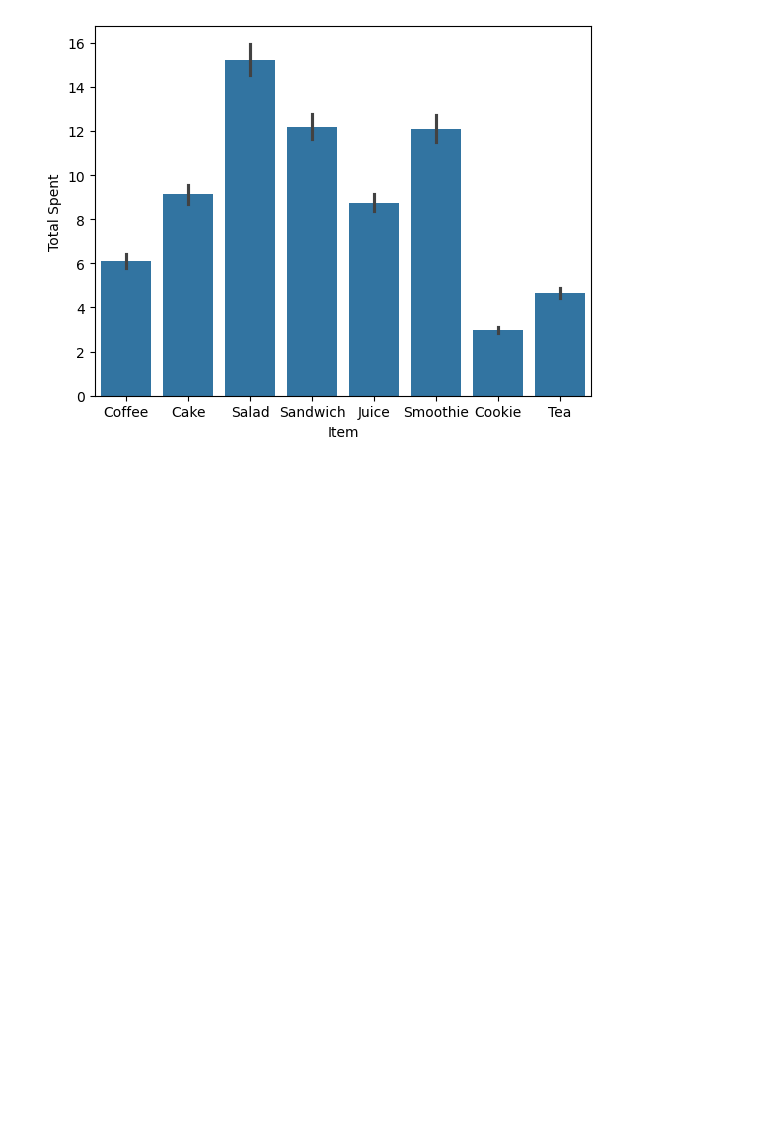
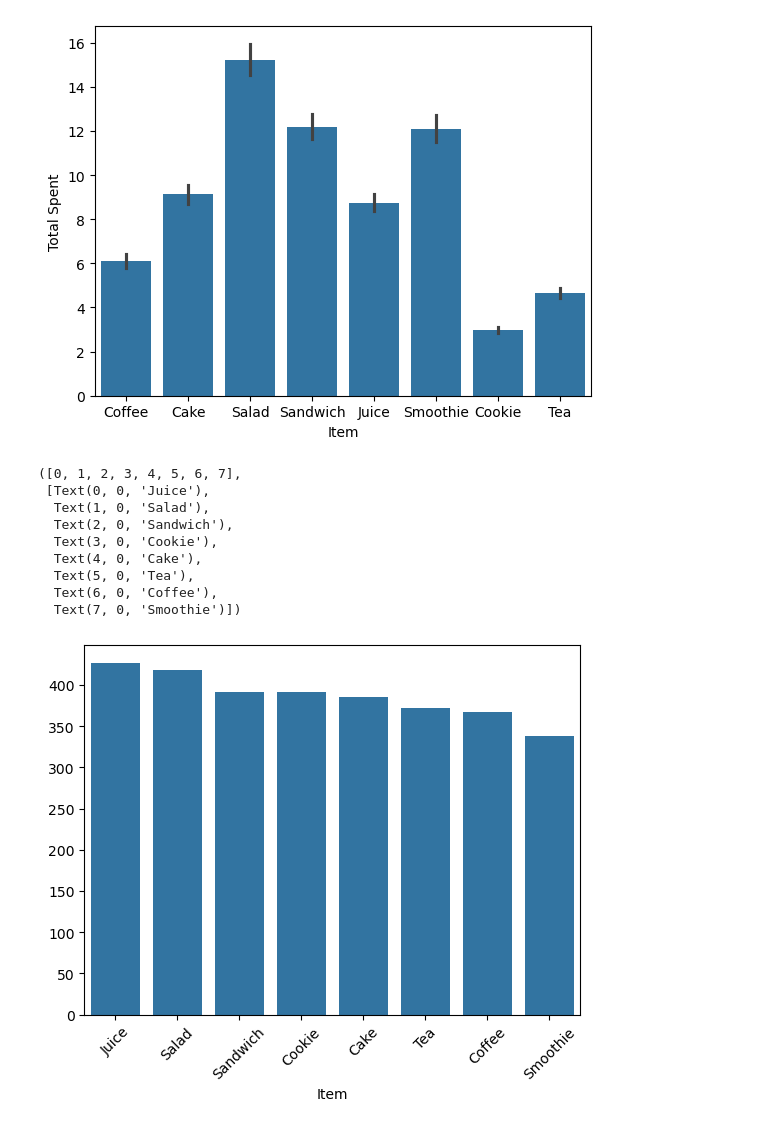
Before and after one commit to tcsimm/DataSciencePractice, a Jupyter notebook: jun16.ipynb, the cells around one changed output. Cells and saved outputs as stored; diff of their text form; code cells hidden in the pictures; blank space fills up the shorter version.

```diff
--- a/jun16.ipynb
+++ b/jun16.ipynb
@@ -257,3 +257,17 @@ sns.barplot(data=df, x='Item', y='Total Spent')
 # %% [output]
 <Axes: xlabel='Item', ylabel='Total Spent'>
 [figure]
+# %%
+sns.barplot(x=df['Item'].value_counts().index, y=df['Item'].value_counts().values)
+plt.xticks(rotation=45)
+# %% [output]
+([0, 1, 2, 3, 4, 5, 6, 7],
+ [Text(0, 0, 'Juice'),
+  Text(1, 0, 'Salad'),
+  Text(2, 0, 'Sandwich'),
+  Text(3, 0, 'Cookie'),
+  Text(4, 0, 'Cake'),
+  Text(5, 0, 'Tea'),
+  Text(6, 0, 'Coffee'),
+  Text(7, 0, 'Smoothie')])
+[figure, added]
```
Also changed, not shown: parts of 5 cells of this notebook, 3 other files.
